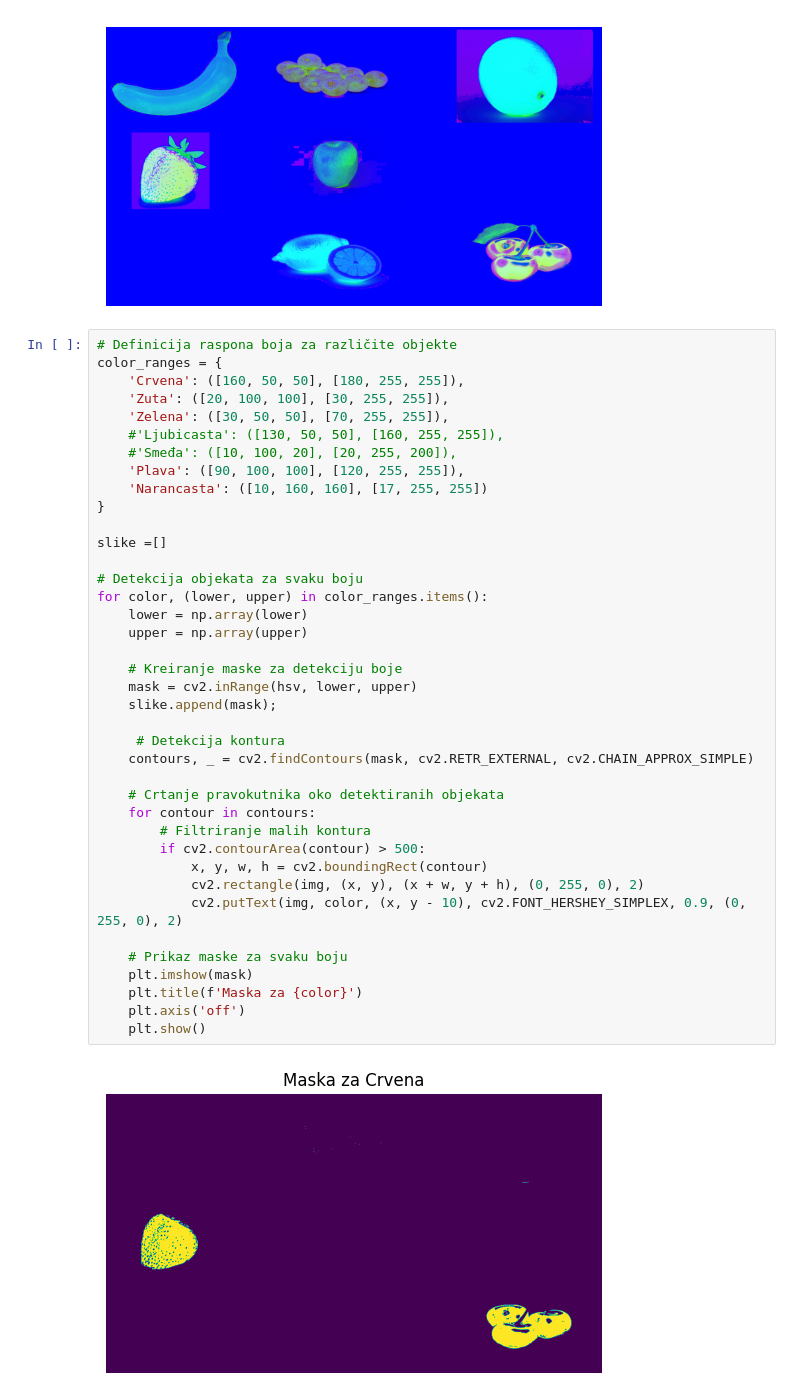
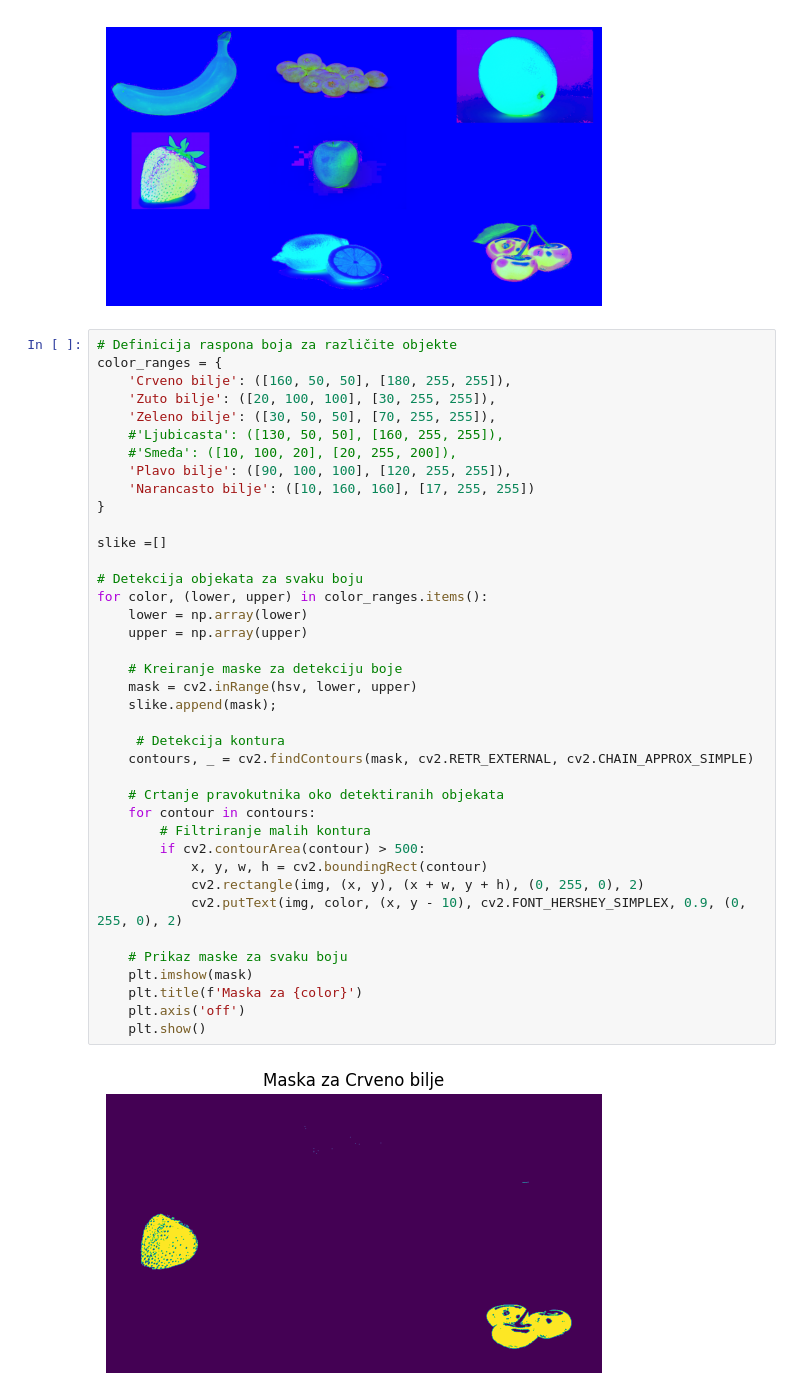
Before and after one commit to lban1/RacunalniVid, a Jupyter notebook: SeminarskiRad_RV_RGB.ipynb, the cells around one changed output. Cells and saved outputs as stored; diff of their text form.

```diff
--- a/SeminarskiRad_RV_RGB.ipynb
+++ b/SeminarskiRad_RV_RGB.ipynb
@@ -28,41 +28,41 @@ plt.show()
 # %%
 # Definicija raspona boja za različite objekte
 color_ranges = {
-    'Crvena': ([160, 50, 50], [180, 255, 255]),
-    'Zuta': ([20, 100, 100], [30, 255, 255]),
-    'Zelena': ([30, 50, 50], [70, 255, 255]),
+    'Crveno bilje': ([160, 50, 50], [180, 255, 255]),
+    'Zuto bilje': ([20, 100, 100], [30, 255, 255]),
+    'Zeleno bilje': ([30, 50, 50], [70, 255, 255]),
     #'Ljubicasta': ([130, 50, 50], [160, 255, 255]),
     #'Smeđa': ([10, 100, 20], [20, 255, 200]),
-    'Plava': ([90, 100, 100], [120, 255, 255]),
-    'Narancasta': ([10, 160, 160], [17, 255, 255])
+    'Plavo bilje': ([90, 100, 100], [120, 255, 255]),
+    'Narancasto bilje': ([10, 160, 160], [17, 255, 255])
 }
 
 slike =[]
 
 # Detekcija objekata za svaku boju
 for color, (lower, upper) in color_ranges.items():
     lower = np.array(lower)
     upper = np.array(upper)
 
     # Kreiranje maske za detekciju boje
     mask = cv2.inRange(hsv, lower, upper)
     slike.append(mask);
 
      # Detekcija kontura
     contours, _ = cv2.findContours(mask, cv2.RETR_EXTERNAL, cv2.CHAIN_APPROX_SIMPLE)
 
     # Crtanje pravokutnika oko detektiranih objekata
     for contour in contours:
         # Filtriranje malih kontura
         if cv2.contourArea(contour) > 500:
             x, y, w, h = cv2.boundingRect(contour)
             cv2.rectangle(img, (x, y), (x + w, y + h), (0, 255, 0), 2)
             cv2.putText(img, color, (x, y - 10), cv2.FONT_HERSHEY_SIMPLEX, 0.9, (0, 255, 0), 2)
 
     # Prikaz maske za svaku boju
     plt.imshow(mask)
     plt.title(f'Maska za {color}')
     plt.axis('off')
     plt.show()
 # %% [output]
-[figure, old version]
+[figure, new version]
```
Also changed, not shown: parts of 2 cells of this notebook.
